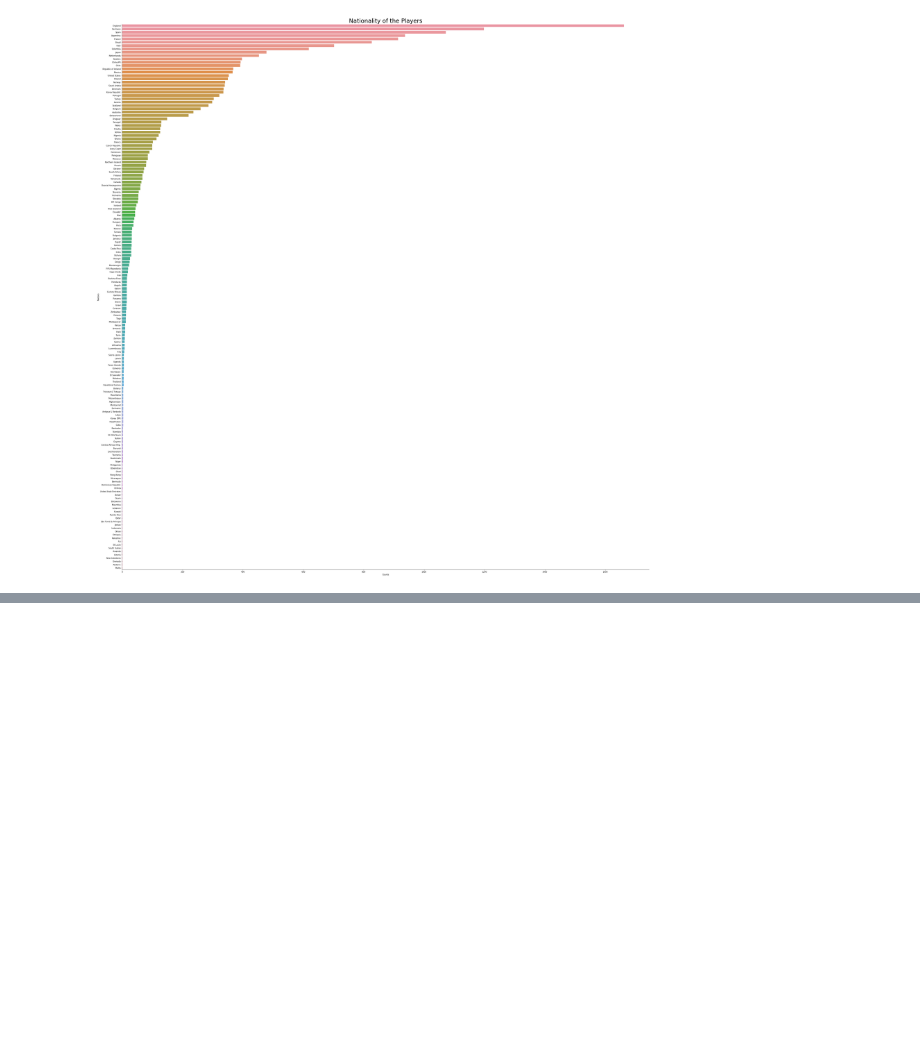
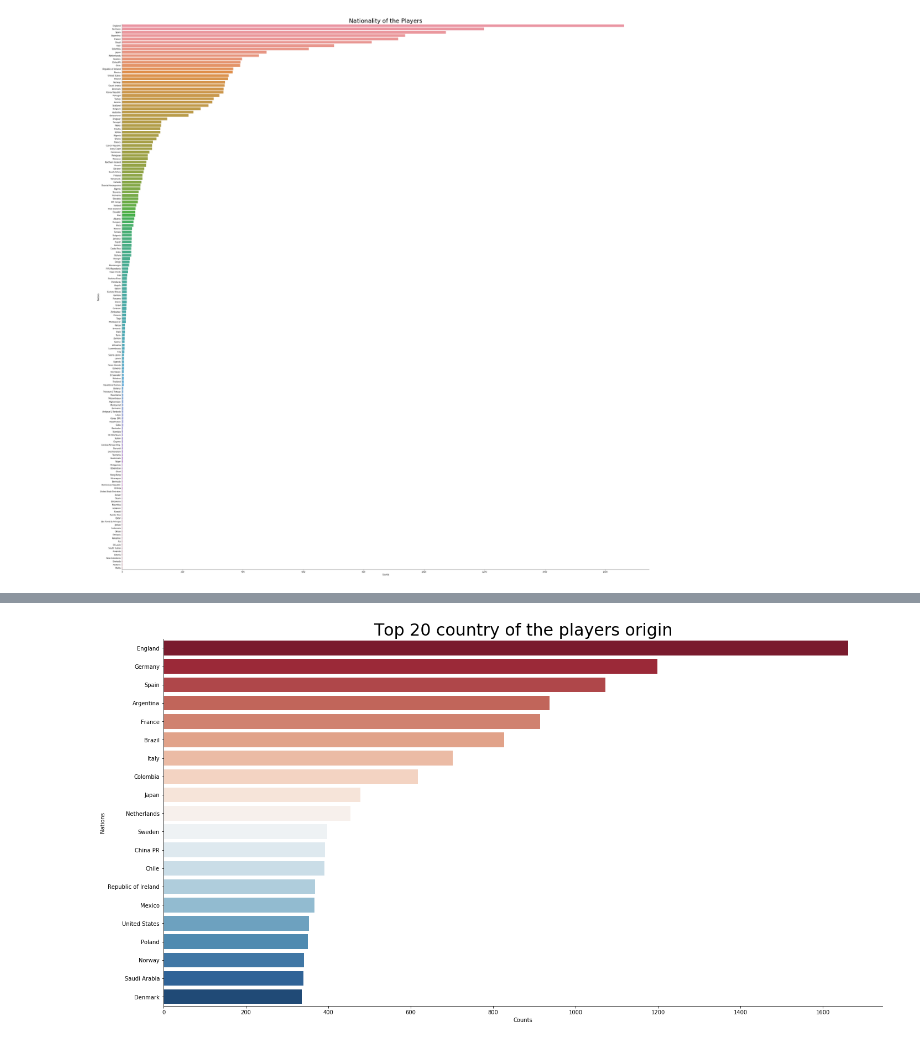
Before and after one commit to domu904/Domu.MachineLearning, a Jupyter notebook: soccerData_part3.ipynb, the cells around one changed output, grey strips where cells are left out. Cells and saved outputs as stored; diff of their text form; code cells hidden in the pictures; blank space fills up the shorter version.

```diff
--- a/soccerData_part3.ipynb
+++ b/soccerData_part3.ipynb
@@ -132,3 +132,6 @@ plt.title("Nationality of the Players",
           fontsize=30);
 # %% [output]
 [figure]
+# %%
+counts_Nationality_top20 = counts_Nationality.iloc[0:20,:]
+print(counts_Nationality_top20)
@@ -134,0 +156,8 @@ plt.title("Nationality of the Players",
+# %%
+sns.catplot(y="Nations",
+            x="Counts",data=counts_Nationality_top20,
+            palette="RdBu",height=10,kind="bar",aspect=2)
+plt.title("Top 20 country of the players origin",
+          fontsize=30);
+# %% [output]
+[figure, added]
```
Also changed, not shown: parts of 4 cells of this notebook.
